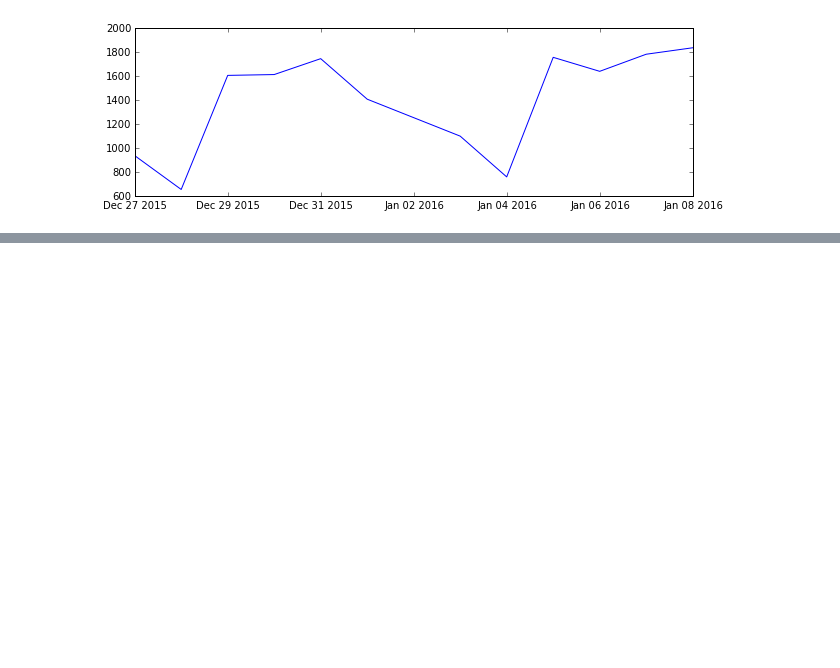
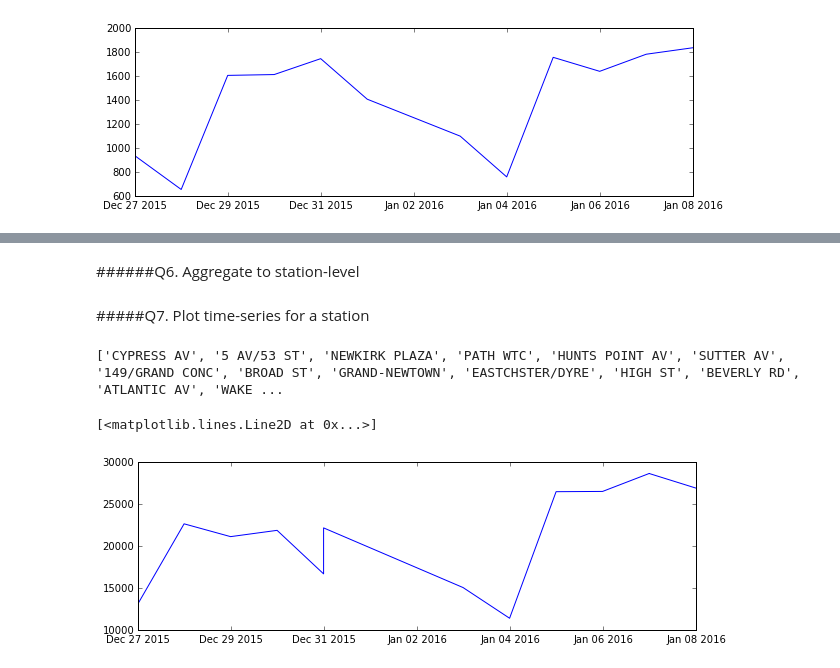
Before and after one commit to emilyhoughkovacs/benson, a Jupyter notebook: benson.ipynb, the cells around one changed output, grey strips where cells are left out. Cells and saved outputs as stored; diff of their text form; code cells hidden in the pictures; blank space fills up the shorter version.

```diff
--- a/benson.ipynb
+++ b/benson.ipynb
@@ -83,0 +132,37 @@ Q5. Combine turnstiles at each ControlArea/Unit/Station combination.
+# %% [markdown]
+######Q6. Aggregate to station-level
+# %%
+# same as above. probs should've modularized in some way.
+temp6 = defaultdict(list)
+# make temp list and populate with keys of stations
+for k, v in chal5.iteritems():
+    key = k[2]
+    temp6[key].append(chal5[k])
+
+station = defaultdict(list)
+
+for k, v in temp6.items():
+    v = zip(*v)
+    for dt in v:
+        dtsum = 0
+        for unit in dt:
+            dtsum += unit[1]
+        dtpair = [dt[0][0], dtsum]
+        station[k].append(dtpair)
+# %% [markdown]
+#####Q7. Plot time-series for a station
+# %%
+# sample some stations
+sample = [key for key in station.keys()[0:50]]
+print sample
+# %% [output]
+['CYPRESS AV', '5 AV/53 ST', 'NEWKIRK PLAZA', 'PATH WTC', 'HUNTS POINT AV', 'SUTTER AV', '149/GRAND CONC', 'BROAD ST', 'GRAND-NEWTOWN', 'EASTCHSTER/DYRE', 'HIGH ST', 'BEVERLY RD', 'ATLANTIC AV', 'WAKE ...
+# %%
+dates_station = [d for d, c in sorted(station['CROWN HTS-UTICA'])]
+counts_station = [c for d, c in sorted(station['CROWN HTS-UTICA'])]
+# %%
+plt.figure(figsize=(10,3))
+plt.plot(dates_station, counts_station)
+# %% [output]
+[<matplotlib.lines.Line2D at 0x...>]
+[figure, added]
```
Also changed, not shown: parts of 7 cells of this notebook.
